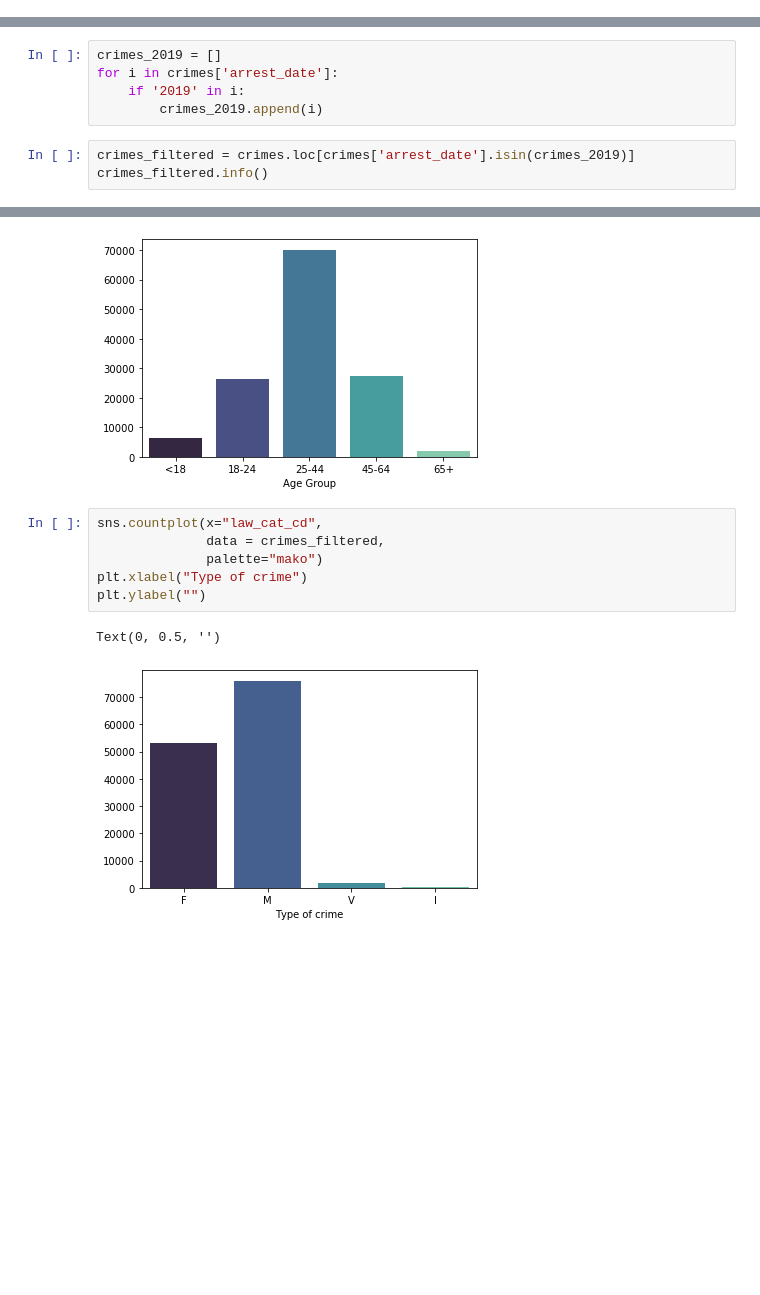
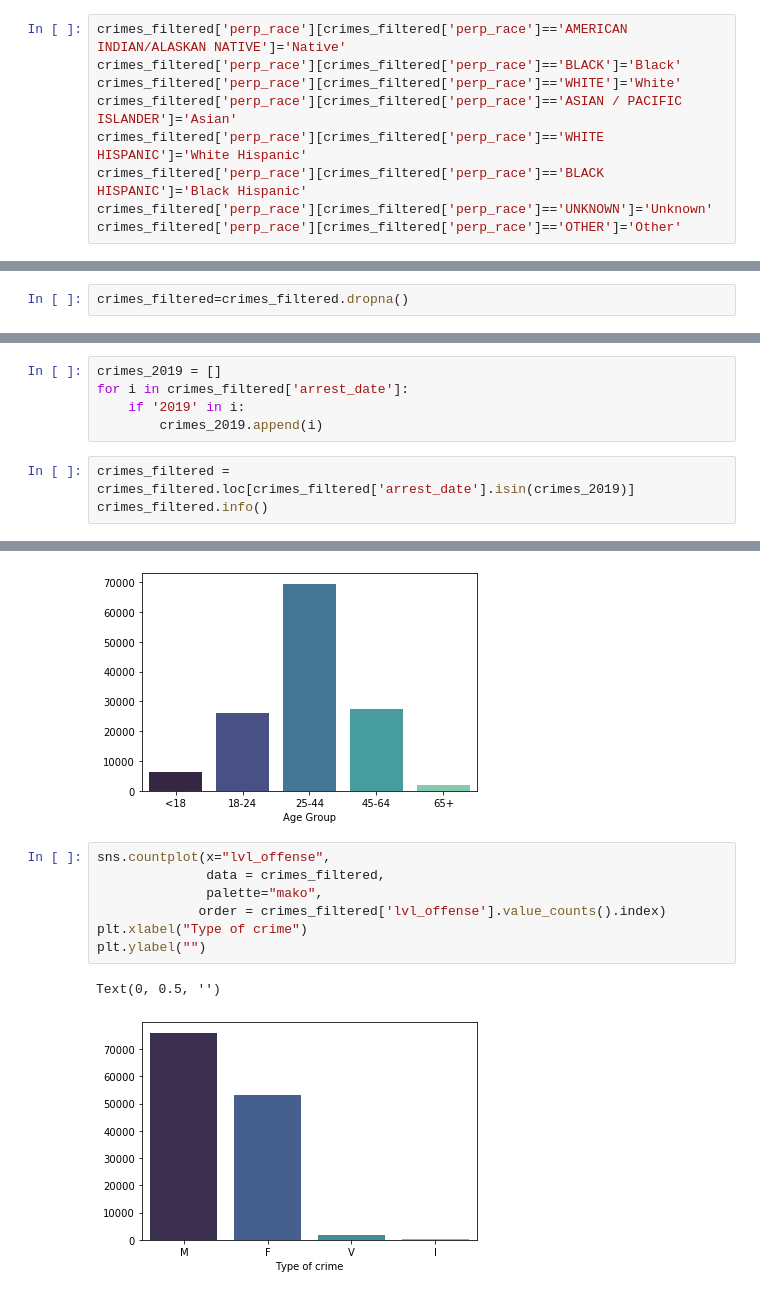
Before and after one commit to leticia-brand/ICD, a Jupyter notebook: main.ipynb, the cells around one changed output, grey strips where cells are left out. Cells and saved outputs as stored; diff of their text form; blank space fills up the shorter version.

```diff
--- a/main.ipynb
+++ b/main.ipynb
@@ -39,0 +92,9 @@ memory usage: 189.8+ MB
+# %%
+crimes_filtered['perp_race'][crimes_filtered['perp_race']=='AMERICAN INDIAN/ALASKAN NATIVE']='Native'
+crimes_filtered['perp_race'][crimes_filtered['perp_race']=='BLACK']='Black'
+crimes_filtered['perp_race'][crimes_filtered['perp_race']=='WHITE']='White'
+crimes_filtered['perp_race'][crimes_filtered['perp_race']=='ASIAN / PACIFIC ISLANDER']='Asian'
+crimes_filtered['perp_race'][crimes_filtered['perp_race']=='WHITE HISPANIC']='White Hispanic'
+crimes_filtered['perp_race'][crimes_filtered['perp_race']=='BLACK HISPANIC']='Black Hispanic'
+crimes_filtered['perp_race'][crimes_filtered['perp_race']=='UNKNOWN']='Unknown'
+crimes_filtered['perp_race'][crimes_filtered['perp_race']=='OTHER']='Other'
@@ -39,0 +117,2 @@ memory usage: 189.8+ MB
+# %%
+crimes_filtered=crimes_filtered.dropna()
@@ -40,10 +124,10 @@ memory usage: 189.8+ MB
 # %%
 crimes_2019 = []
-for i in crimes['arrest_date']:
+for i in crimes_filtered['arrest_date']:
     if '2019' in i:
         crimes_2019.append(i)
 # %%
-crimes_filtered = crimes.loc[crimes['arrest_date'].isin(crimes_2019)]
+crimes_filtered = crimes_filtered.loc[crimes_filtered['arrest_date'].isin(crimes_2019)]
 crimes_filtered.info()
 # %% [output]
 <class 'pandas.core.frame.DataFrame'>
@@ -136,11 +198,12 @@ plt.ylabel("")
 Text(0, 0.5, '')
 [figure]
 # %%
-sns.countplot(x="law_cat_cd",
+sns.countplot(x="lvl_offense",
               data = crimes_filtered,
-              palette="mako")
+              palette="mako",
+             order = crimes_filtered['lvl_offense'].value_counts().index)
 plt.xlabel("Type of crime")
 plt.ylabel("")
 # %% [output]
 Text(0, 0.5, '')
-[figure, old version]
+[figure, new version]
```
Also changed, not shown: parts of 25 cells of this notebook.
